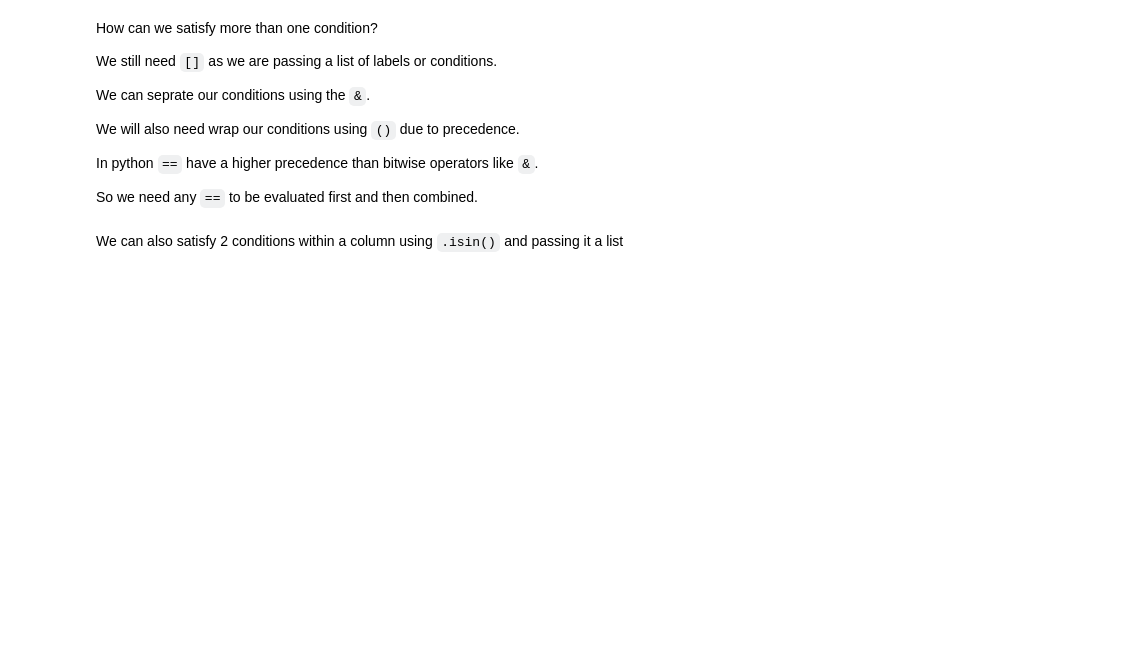
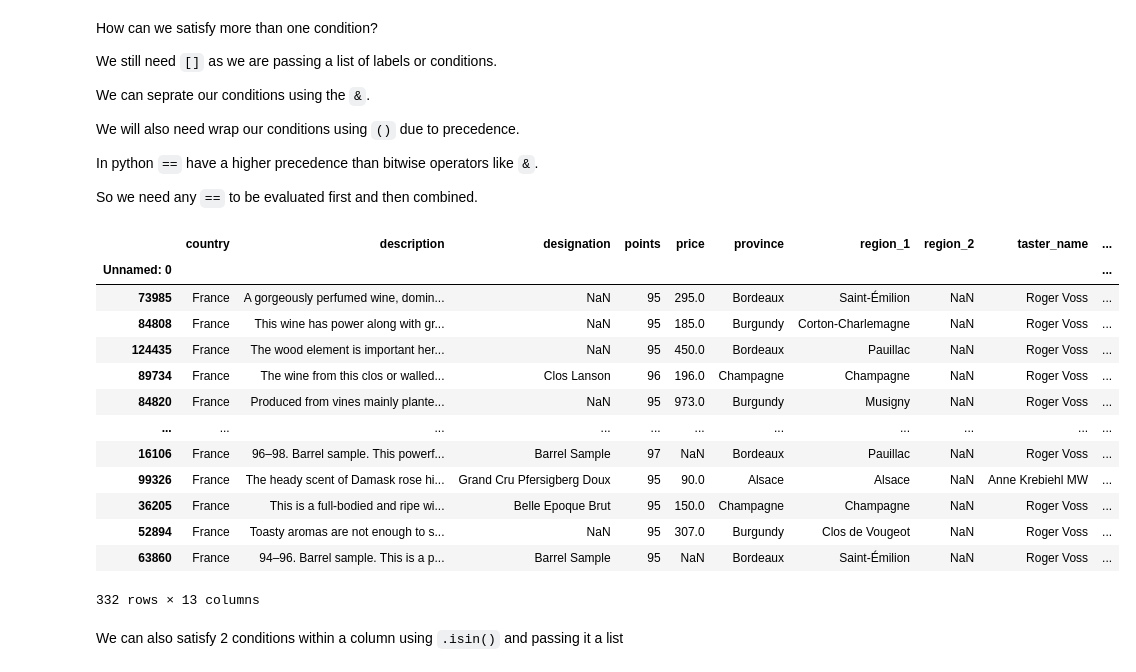
Before and after one commit to ESMTlennyblieffert/Analytics-through-coding, a Jupyter notebook: Session_1/Pandas.ipynb, the cells around one changed output. Saved outputs shown, nothing was run; the diff lists cells and outputs as text; code cells hidden in the pictures; blank space fills up the shorter version.

```diff
--- a/Session_1/Pandas.ipynb
+++ b/Session_1/Pandas.ipynb
@@ -261,5 +278,22 @@ We will also need wrap our conditions using `()` due to precedence.
 In python `==` have a higher precedence than bitwise operators like `&`.
 
 So we need any `==` to be evaluated first and then combined.
+# %%
+reviews.loc[(reviews.country == "France") & (reviews.points >= 95)] # ["discription"]
+# %% [output]
+|  | country | description | designation | points | price | province | region_1 | region_2 | taster_name | ... |
+| Unnamed: 0 |  |  |  |  |  |  |  |  |  | ... |
+| 73985 | France | A gorgeously perfumed wine, domin... | NaN | 95 | 295.0 | Bordeaux | Saint-Émilion | NaN | Roger Voss | ... |
+| 84808 | France | This wine has power along with gr... | NaN | 95 | 185.0 | Burgundy | Corton-Charlemagne | NaN | Roger Voss | ... |
+| 124435 | France | The wood element is important her... | NaN | 95 | 450.0 | Bordeaux | Pauillac | NaN | Roger Voss | ... |
+| 89734 | France | The wine from this clos or walled... | Clos Lanson | 96 | 196.0 | Champagne | Champagne | NaN | Roger Voss | ... |
+| 84820 | France | Produced from vines mainly plante... | NaN | 95 | 973.0 | Burgundy | Musigny | NaN | Roger Voss | ... |
+| ... | ... | ... | ... | ... | ... | ... | ... | ... | ... | ... |
+| 16106 | France | 96–98. Barrel sample. This powerf... | Barrel Sample | 97 | NaN | Bordeaux | Pauillac | NaN | Roger Voss | ... |
+| 99326 | France | The heady scent of Damask rose hi... | Grand Cru Pfersigberg Doux | 95 | 90.0 | Alsace | Alsace | NaN | Anne Krebiehl MW | ... |
+| 36205 | France | This is a full-bodied and ripe wi... | Belle Epoque Brut | 95 | 150.0 | Champagne | Champagne | NaN | Roger Voss | ... |
+| 52894 | France | Toasty aromas are not enough to s... | NaN | 95 | 307.0 | Burgundy | Clos de Vougeot | NaN | Roger Voss | ... |
+| 63860 | France | 94–96. Barrel sample. This is a p... | Barrel Sample | 95 | NaN | Bordeaux | Saint-Émilion | NaN | Roger Voss | ... |
+332 rows × 13 columns
 # %% [markdown]
 We can also satisfy 2 conditions within a column using `.isin()` and passing it a list
```
Also changed, not shown: parts of 13 cells of this notebook.
